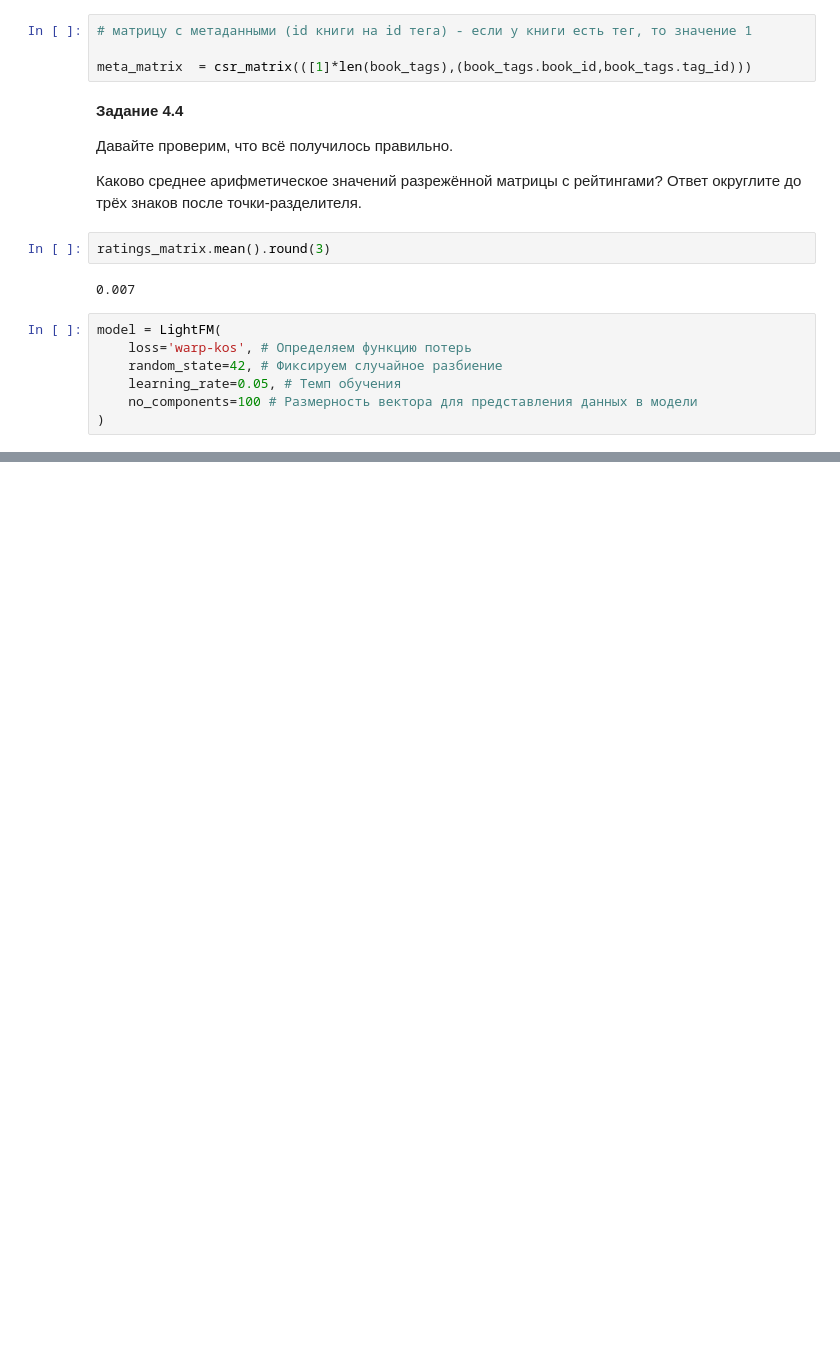
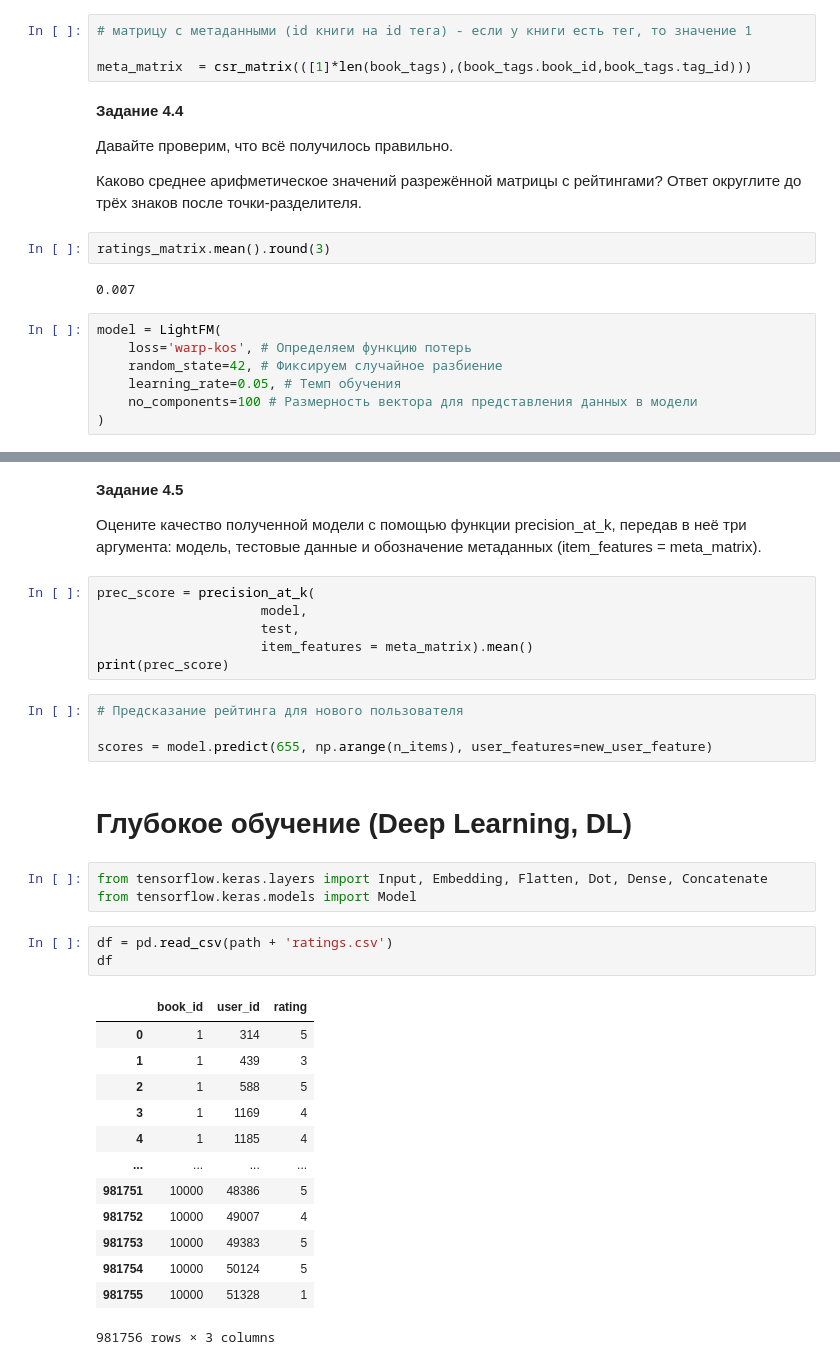
Before and after one commit to ElenaBask/SF_DS_learn, a Jupyter notebook: MATH&ML-15. Рекомендательные системы. Часть II.ipynb, the cells around one changed output, grey strips where cells are left out. Cells and saved outputs as stored; diff of their text form; blank space fills up the shorter version.

```diff
--- a/MATH&ML-15. Рекомендательные системы. Часть II.ipynb
+++ b/MATH&ML-15. Рекомендательные системы. Часть II.ipynb
@@ -266,0 +274,36 @@ model = LightFM(
+# %% [markdown]
+**Задание 4.5**
+
+Оцените качество полученной модели с помощью функции precision_at_k, передав в неё три аргумента: модель, тестовые данные и обозначение метаданных (item_features = meta_matrix).
+# %%
+prec_score = precision_at_k(
+                     model,
+                     test,
+                     item_features = meta_matrix).mean()
+print(prec_score)
+# %%
+# Предсказание рейтинга для нового пользователя
+
+scores = model.predict(655, np.arange(n_items), user_features=new_user_feature)
+# %% [markdown]
+# **Глубокое обучение (Deep Learning, DL)**
+# %%
+from tensorflow.keras.layers import Input, Embedding, Flatten, Dot, Dense, Concatenate
+from tensorflow.keras.models import Model
+# %%
+df = pd.read_csv(path + 'ratings.csv')
+df
+# %% [output]
+|  | book_id | user_id | rating |
+| 0 | 1 | 314 | 5 |
+| 1 | 1 | 439 | 3 |
+| 2 | 1 | 588 | 5 |
+| 3 | 1 | 1169 | 4 |
+| 4 | 1 | 1185 | 4 |
+| ... | ... | ... | ... |
+| 981751 | 10000 | 48386 | 5 |
+| 981752 | 10000 | 49007 | 4 |
+| 981753 | 10000 | 49383 | 5 |
+| 981754 | 10000 | 50124 | 5 |
+| 981755 | 10000 | 51328 | 1 |
+981756 rows × 3 columns
```
Also changed, not shown: parts of 17 cells of this notebook.
